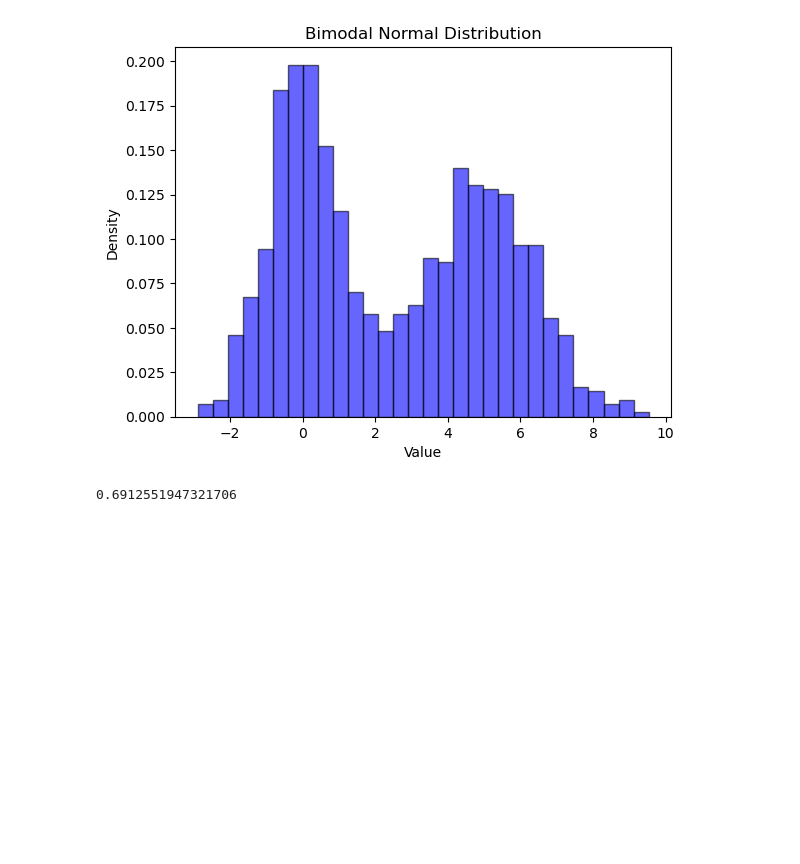
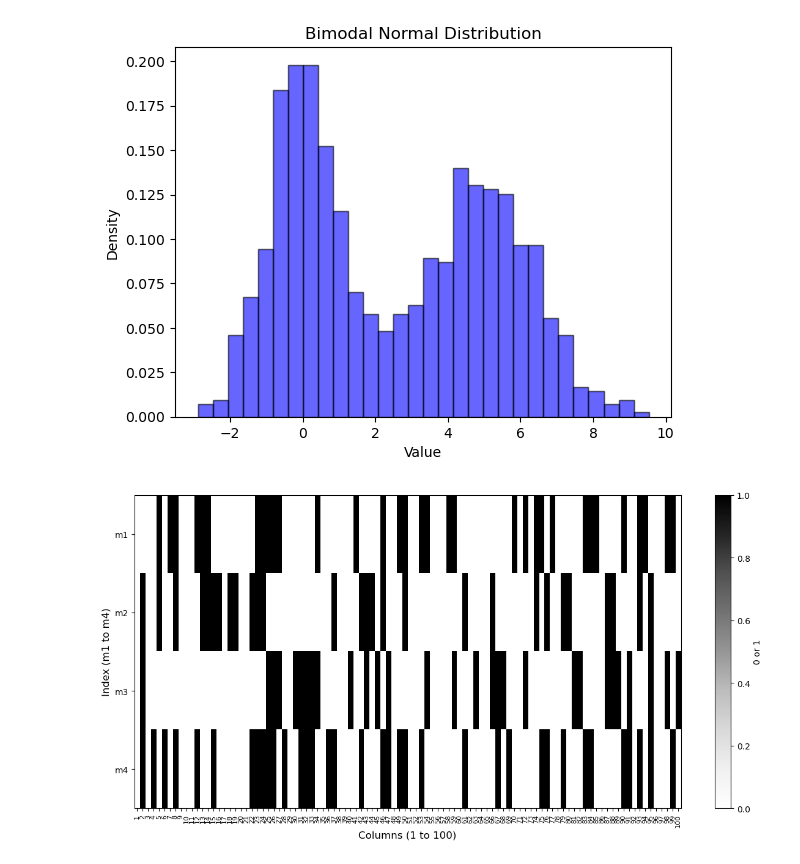
Before and after one commit to zakohao/open-hello-world, a Jupyter notebook: test.ipynb, the cells around one changed output. Saved outputs shown, nothing was run; the diff lists cells and outputs as text; code cells hidden in the pictures; blank space fills up the shorter version.

```diff
--- a/test.ipynb
+++ b/test.ipynb
@@ -87,8 +87,33 @@ plt.ylabel("Density")
 plt.show()
 # %% [output]
 [figure]
-# %%
-gene_o = random.random()
-print(gene_o)
-# %% [output]
-0.6912551947321706
+# %%
+import pandas as pd
+import numpy as np
+import matplotlib.pyplot as plt
+
+# 创建示例 DataFrame
+index = ['m1', 'm2', 'm3', 'm4']
+columns = [str(i) for i in range(1, 101)]
+data = np.random.choice([0, 1], size=(4, 100), p=[0.7, 0.3])  # 随机生成0或1
+df = pd.DataFrame(data, index=index, columns=columns)
+
+# 绘制图像
+plt.figure(figsize=(12, 6))
+plt.imshow(df, cmap='Greys', aspect='auto', interpolation='nearest')
+
+# 设置轴标签
+plt.xticks(ticks=np.arange(len(df.columns)), labels=df.columns, fontsize=8, rotation=90)
+plt.yticks(ticks=np.arange(len(df.index)), labels=df.index, fontsize=10)
+plt.xlabel('Columns (1 to 100)', fontsize=12)
+plt.ylabel('Index (m1 to m4)', fontsize=12)
+
+# 添加网格线（可选）
+plt.grid(False)
+
+# 显示图像
+plt.colorbar(label='0 or 1', orientation='vertical')  # 可选：添加颜色说明
+plt.tight_layout()
+plt.show()
+# %% [output]
+[figure, added]
```
Also changed, not shown: 3 other files.
